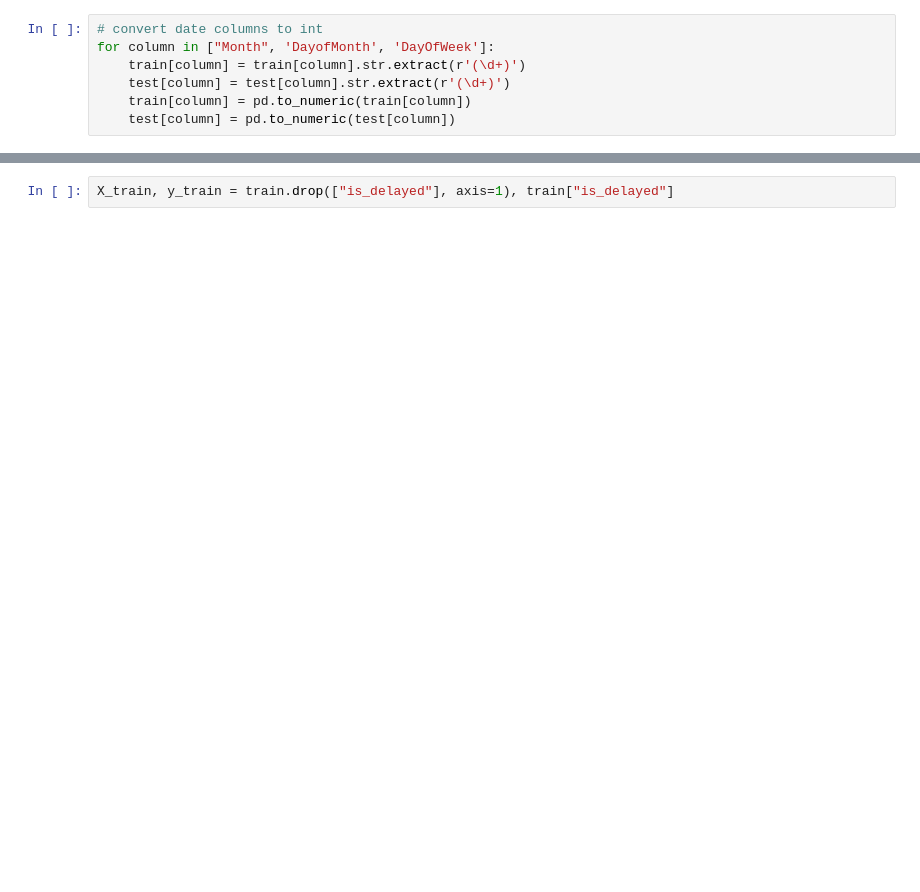
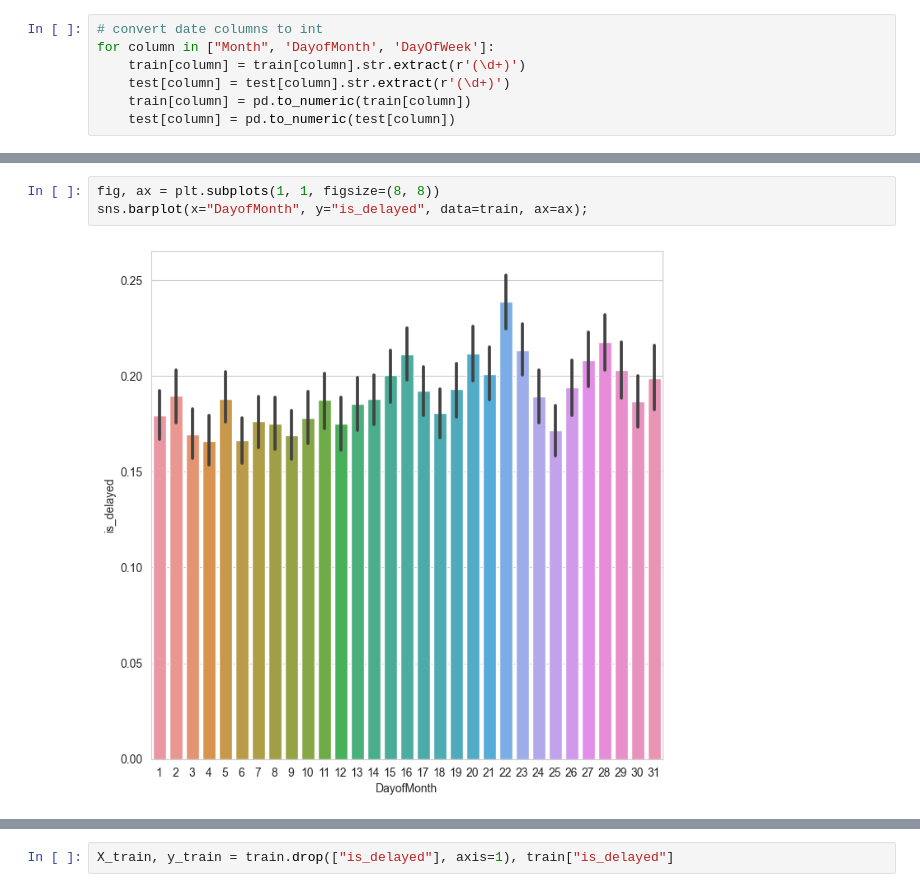
Before and after one commit to ArtsiomShatsernik/projects, a Jupyter notebook: flight_delays/flight_delay.ipynb, the cells around one changed output, grey strips where cells are left out. Drawn from its saved outputs; the diff is of its cells as text; blank space fills up the shorter version.

```diff
--- a/flight_delays/flight_delay.ipynb
+++ b/flight_delays/flight_delay.ipynb
@@ -95,0 +107,5 @@ test["Route"] = test["Origin"] + "_" + train["Dest"]
+# %%
+fig, ax = plt.subplots(1, 1, figsize=(8, 8))
+sns.barplot(x="DayofMonth", y="is_delayed", data=train, ax=ax);
+# %% [output]
+[figure, added]
```
Also changed, not shown: parts of 60 cells of this notebook.
